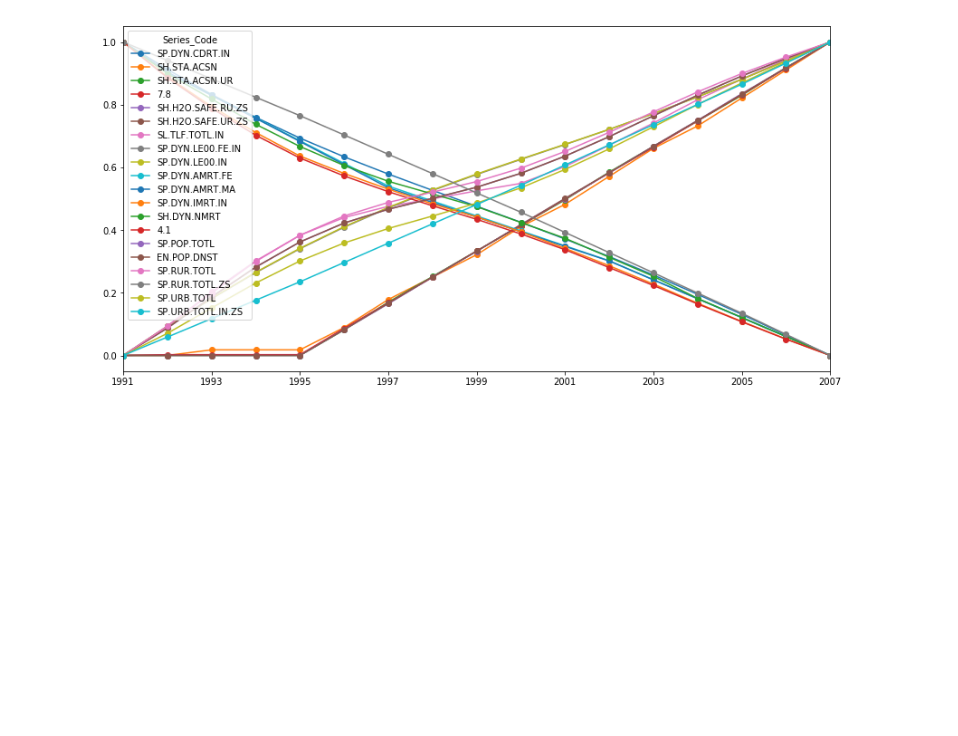
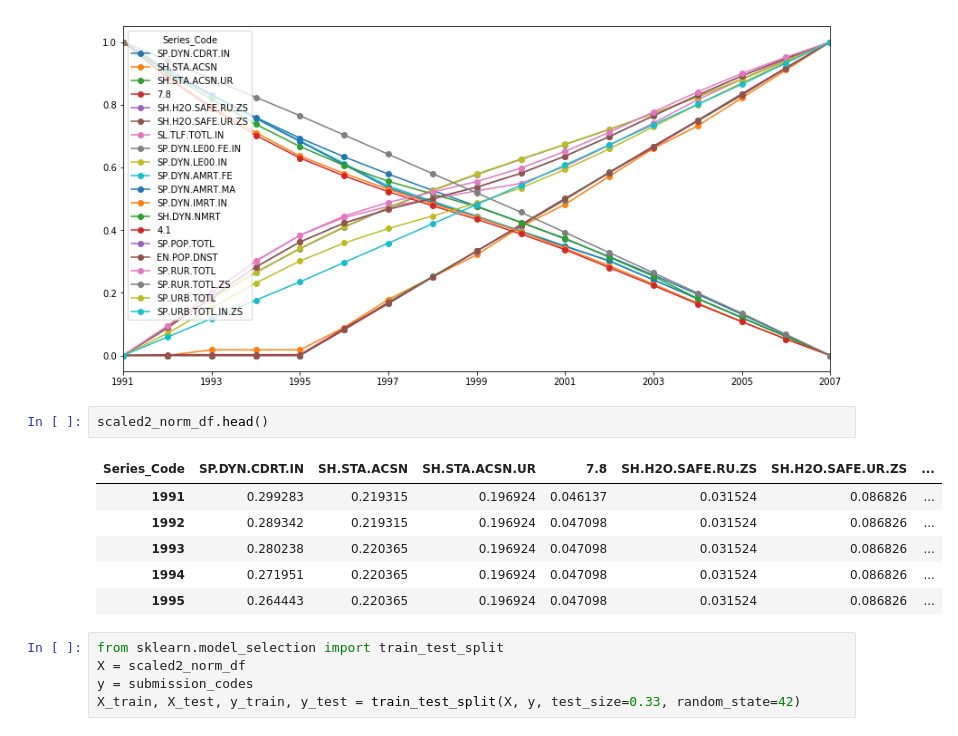
Before and after one commit to machine-learning-study-group/time-series-millenium-goals, a Jupyter notebook: 2-prepare-data.ipynb, the cells around one changed output. Saved outputs shown, nothing was run; the diff lists cells and outputs as text; blank space fills up the shorter version.

Commit message:
Working on train_test_split

```diff
--- a/2-prepare-data.ipynb
+++ b/2-prepare-data.ipynb
@@ -906,3 +906,17 @@ scaled2_MinMax_df = pd.DataFrame(MinMaxScaler().fit_transform(scaled_df), column
 scaled2_MinMax_df.plot(marker="o", legend=True);
 # %% [output]
 [figure]
+# %%
+scaled2_norm_df.head()
+# %% [output]
+| Series_Code | SP.DYN.CDRT.IN | SH.STA.ACSN | SH.STA.ACSN.UR | 7.8 | SH.H2O.SAFE.RU.ZS | SH.H2O.SAFE.UR.ZS | ... |
+| 1991 | 0.299283 | 0.219315 | 0.196924 | 0.046137 | 0.031524 | 0.086826 | ... |
+| 1992 | 0.289342 | 0.219315 | 0.196924 | 0.047098 | 0.031524 | 0.086826 | ... |
+| 1993 | 0.280238 | 0.220365 | 0.196924 | 0.047098 | 0.031524 | 0.086826 | ... |
+| 1994 | 0.271951 | 0.220365 | 0.196924 | 0.047098 | 0.031524 | 0.086826 | ... |
+| 1995 | 0.264443 | 0.220365 | 0.196924 | 0.047098 | 0.031524 | 0.086826 | ... |
+# %%
+from sklearn.model_selection import train_test_split
+X = scaled2_norm_df
+y = submission_codes
+X_train, X_test, y_train, y_test = train_test_split(X, y, test_size=0.33, random_state=42)
```
